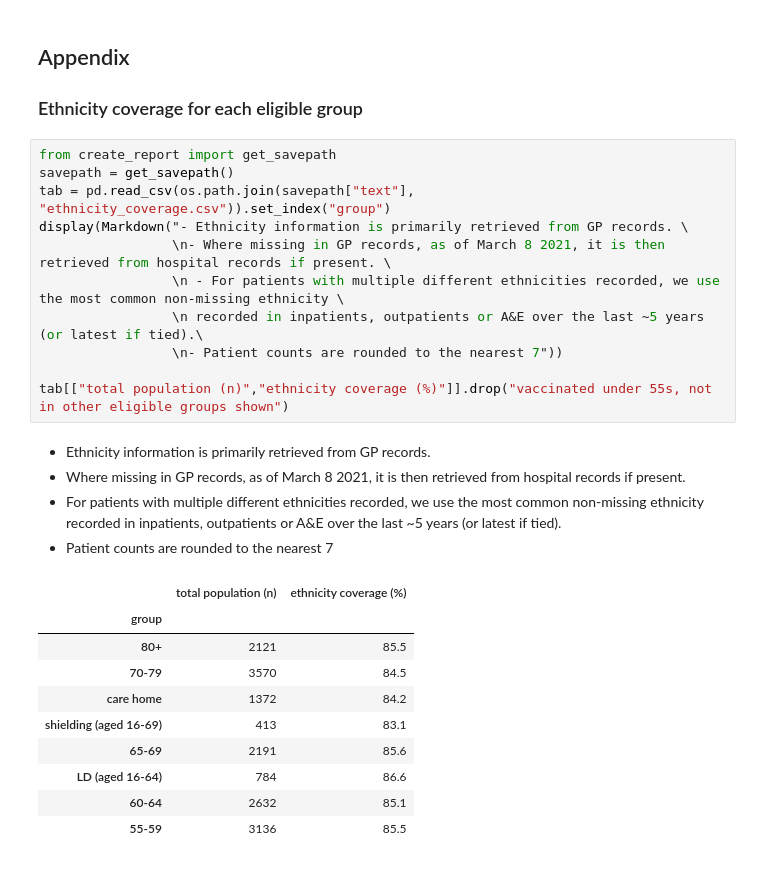
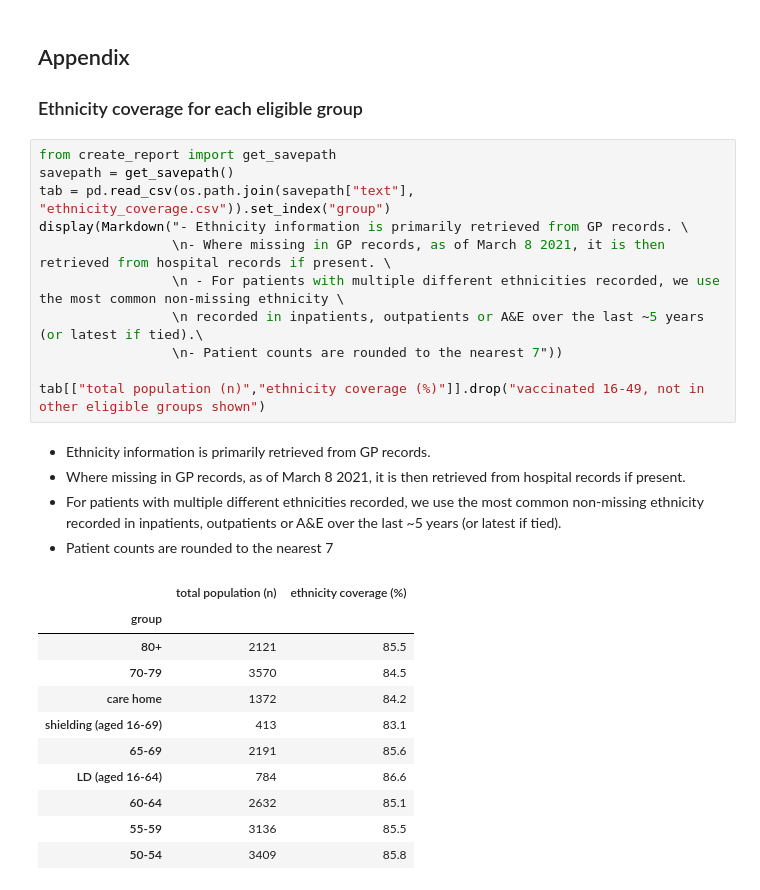
Before and after one commit to opensafely/nhs-covid-vaccination-coverage, a Jupyter notebook: notebooks/opensafely_vaccine_report_overall.ipynb, the cells around one changed output. Drawn from its saved outputs; the diff is of its cells as text.

Commit message:
Minor code updates
Include 50-54 group,
display summary stats as a table.

```diff
--- a/notebooks/opensafely_vaccine_report_overall.ipynb
+++ b/notebooks/opensafely_vaccine_report_overall.ipynb
@@ -371,27 +422,28 @@ for filename in tablelist:
 # %%
 from create_report import get_savepath
 savepath = get_savepath()
 tab = pd.read_csv(os.path.join(savepath["text"], "ethnicity_coverage.csv")).set_index("group")
 display(Markdown("- Ethnicity information is primarily retrieved from GP records. \
                  \n- Where missing in GP records, as of March 8 2021, it is then retrieved from hospital records if present. \
                  \n - For patients with multiple different ethnicities recorded, we use the most common non-missing ethnicity \
                  \n recorded in inpatients, outpatients or A&E over the last ~5 years (or latest if tied).\
                  \n- Patient counts are rounded to the nearest 7"))
 
-tab[["total population (n)","ethnicity coverage (%)"]].drop("vaccinated under 55s, not in other eligible groups shown")
+tab[["total population (n)","ethnicity coverage (%)"]].drop("vaccinated 16-49, not in other eligible groups shown")
 # %% [output]
 - Ethnicity information is primarily retrieved from GP records.
 - Where missing in GP records, as of March 8 2021, it is then retrieved from hospital records if present.
  - For patients with multiple different ethnicities recorded, we use the most common non-missing ethnicity
  recorded in inpatients, outpatients or A&E over the last ~5 years (or latest if tied).
 - Patient counts are rounded to the nearest 7
 |  | total population (n) | ethnicity coverage (%) |
 | group |  |  |
 | 80+ | 2121 | 85.5 |
 | 70-79 | 3570 | 84.5 |
 | care home | 1372 | 84.2 |
 | shielding (aged 16-69) | 413 | 83.1 |
 | 65-69 | 2191 | 85.6 |
 | LD (aged 16-64) | 784 | 86.6 |
 | 60-64 | 2632 | 85.1 |
 | 55-59 | 3136 | 85.5 |
+| 50-54 | 3409 | 85.8 |
```
Also changed, not shown: parts of 5 cells of this notebook, 3 other files.
